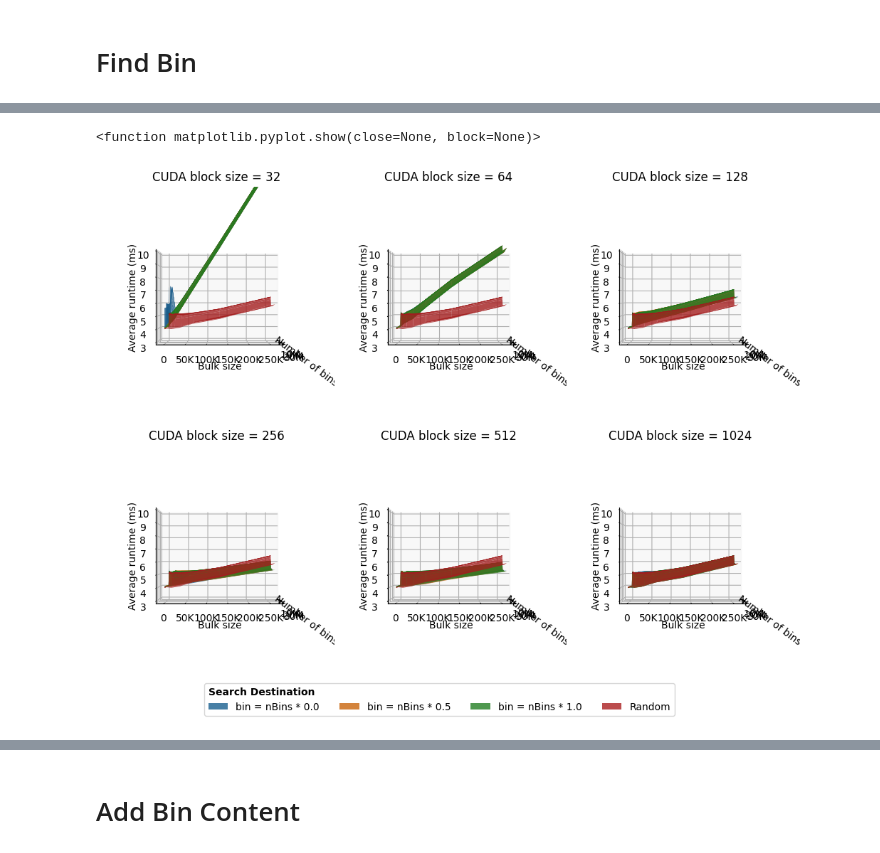
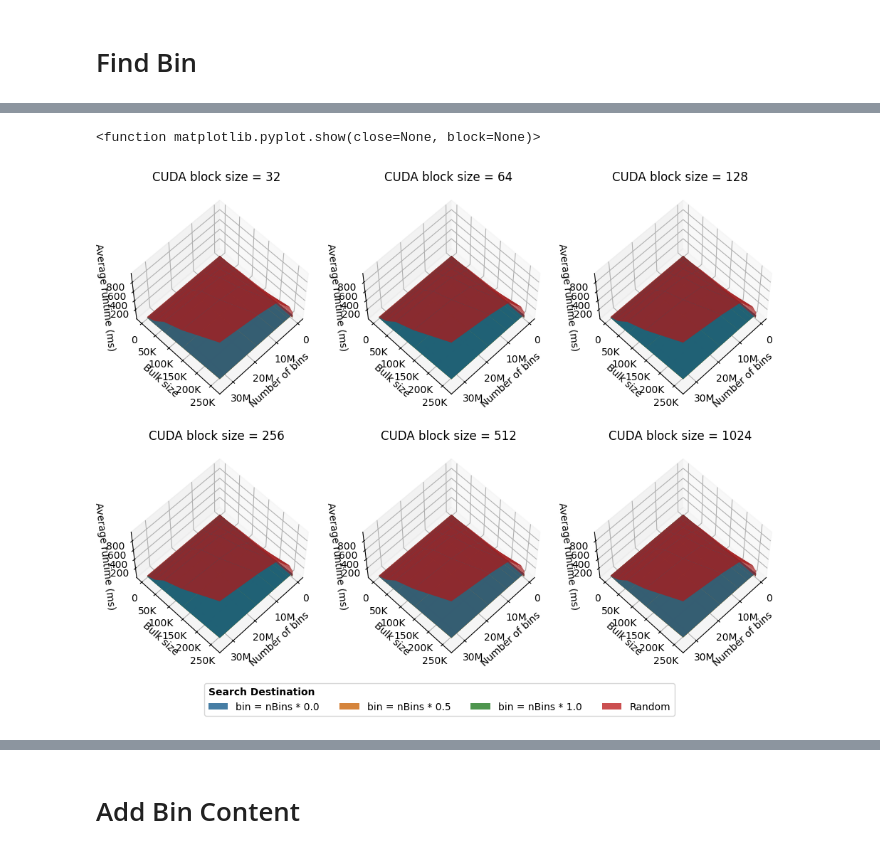
Before and after one commit to jolly-chen/msc-project, a Jupyter notebook: gpu-synchronous/validation-das6.ipynb, the cells around one changed output, grey strips where cells are left out. Cells and saved outputs as stored; diff of their text form; code cells hidden in the pictures.

Commit message:
[gpu] Add plot code for validation

```diff
--- a/gpu-synchronous/validation-das6.ipynb
+++ b/gpu-synchronous/validation-das6.ipynb
@@ -172,8 +526,8 @@ convert_to_type(bsbm_df, "param_1", np.int64)
 convert_to_type(bsbm_df, "param_2", np.int64)
 convert_to_type(bsbm_df, "blocksize", np.int64)
 
-bsbm_mean = bsbm_df.loc[bsbm_df["name"].str.contains("mean")].reset_index()
-bsbm_std = bsbm_df.loc[bsbm_df["name"].str.contains("stddev")].reset_index()
+bsbm_mean = bsbm_df.loc[bsbm_df["aggregate_name"] == "mean"].reset_index()
+bsbm_std = bsbm_df.loc[bsbm_df["aggregate_name"] == "stddev"].reset_index()
 # convert_to_type(
 bsbm_mean
 # %% [output]
@@ -228,33 +582,33 @@ for bi, bs in enumerate(bsbm_mean.loc[bsbm_mean["func_name"] == "BinarySearchCon
     X = avg["nbins"].unique()
     Y = avg["bulksize"].unique() # bulksize
     Z = avg["real_time"] * unit_to_unit_factor(bsbm_mean["time_unit"].values[0], unit) / rep
     ax.plot_surface(*np.meshgrid(X,Y), np.reshape(Z, (len(Y), len(X))),
                  # yerr=std["real_time"] * unit_to_unit_factor(bsbm_std["time_unit"].values[0], unit) / rep,
                     alpha=0.8,
                     label=f"Random",
                 )
 
     ax.set_xlabel("Number of bins")
     # ax.set_xscale("log", base=2)
     ax.xaxis.set_major_formatter(ticker.FuncFormatter(lambda x, _: f"{human_readable(int(x))}"))
     ax.set_ylabel("Bulk size")
     ax.yaxis.set_major_formatter(ticker.FuncFormatter(lambda x, _: f"{human_readable(int(x))}"))
     ax.set_zlabel(f"Average runtime ({unit})")
     # ax.set_yscale("log", base=2)
-    ax.set_zlim(3, 10)
+    # ax.set_zlim(3, 10)
     ax.zaxis.labelpad=-0.7 # <- change the value here
-    ax.view_init(elev=0, azim=0, roll=0)
+    ax.view_init(elev=60, azim=45, roll=0)
     ax.set_box_aspect(aspect=None, zoom=0.83)
 
 hndls = ax.get_legend_handles_labels()[0]
 lbls = ax.get_legend_handles_labels()[1]
 
 # plt.savefig(figname, format="pdf", bbox_inches='tight')
 fig.legend(hndls, lbls, title="Search Destination",alignment="left", title_fontproperties={'weight':'bold'},
            loc='lower left', bbox_to_anchor=(.15, .09), ncols=4)
 fig.tight_layout()
 fig.subplots_adjust(wspace=0.02, hspace=-0.4)
 plt.show
 # %% [output]
 <function matplotlib.pyplot.show(close=None, block=None)>
-[figure, old version]
+[figure, new version]
```
Also changed, not shown: parts of 26 cells of this notebook.
